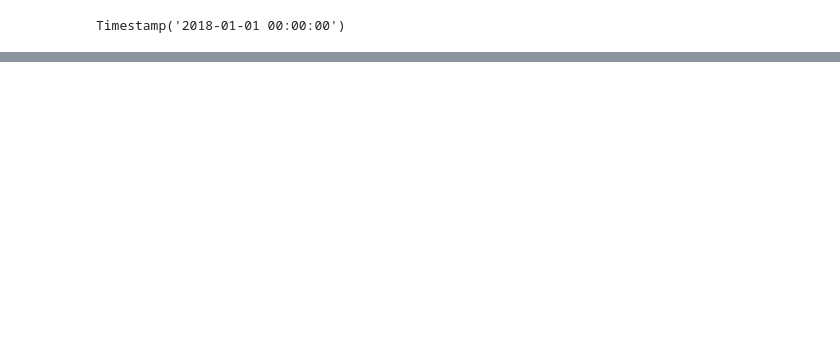
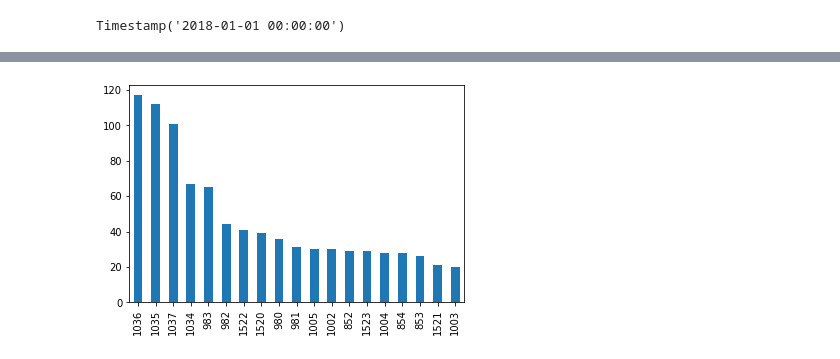
Before and after one commit to Emboava2022/Desafio-C-digo-Python, a Jupyter notebook: Datas.ipynb, the cells around one changed output, grey strips where cells are left out. Saved outputs shown, nothing was run; the diff lists cells and outputs as text; code cells hidden in the pictures; blank space fills up the shorter version.

```diff
--- a/Datas.ipynb
+++ b/Datas.ipynb
@@ -191,0 +218,6 @@ vendas_marco_2019.sample(20)
+# %%
+# Gráfico de barras verticais
+# Ascending = False exibirá o valor do maior para o menor
+df['LojaID'].value_counts(ascending=False).plot.bar();
+# %% [output]
+[figure, added]
```
Also changed, not shown: parts of 25 cells of this notebook.
